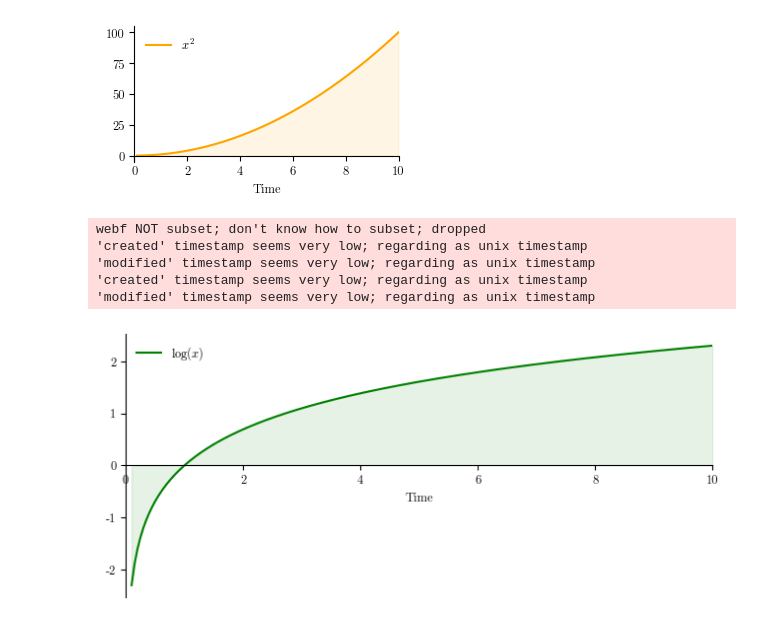
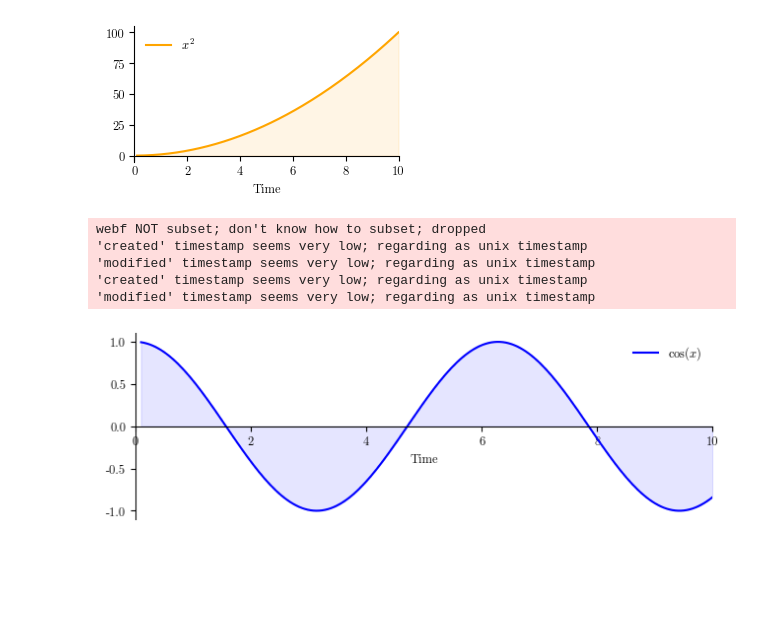
Before and after one commit to leospecks/Thesis-Project, a Jupyter notebook: 5_notebooks/00_scrathpad.ipynb, the cells around one changed output. Drawn from its saved outputs; the diff is of its cells as text; code cells hidden in the pictures; blank space fills up the shorter version.

```diff
--- a/5_notebooks/00_scrathpad.ipynb
+++ b/5_notebooks/00_scrathpad.ipynb
@@ -202,44 +170,44 @@ webf NOT subset; don't know how to subset; dropped
 [figure]
 # %%
 x = np.linspace(0.1, 10, 200)
-y = np.log(x)
+y = np.cos(x)
 
 cm = 1 / 2.54
 
-fig, ax = plt.subplots(figsize=(16 * cm, 7 * cm), layout="constrained")
+fig, ax = plt.subplots(figsize=(16 * cm, 5 * cm), layout="constrained")
 
-ax.plot(x, y, color="green", label=r"$\log(x)$")
-ax.fill_between(x, y, 0, color="green", alpha=0.1)
+ax.plot(x, y, color="blue", label=r"$\cos(x)$")
+ax.fill_between(x, y, 0, color="blue", alpha=0.1)
 
 ax.set_xlabel(r"Time")
 #ax.set_ylabel(r"Units")
 ax.legend(frameon=False)
 ax.grid(False)
 
 # Put axes through zero
 ax.spines["left"].set_position(("data", 0))    # y-axis at x = 0
 ax.spines["bottom"].set_position(("data", 0))  # x-axis at y = 0
 
 # Remove top/right borders
 ax.spines["top"].set_visible(False)
 ax.spines["right"].set_visible(False)
 
 # Keep ticks on the moved axes
 ax.xaxis.set_ticks_position("bottom")
 ax.yaxis.set_ticks_position("left")
 
 # Make sure x = 0 is visible
 ax.set_xlim(0, 10)
 
 fig.savefig(
     "../1_latex/1.5_figures/test figures/my_plot_long.pdf"
 )
 
 plt.show()
 # %% [output]
 webf NOT subset; don't know how to subset; dropped
 'created' timestamp seems very low; regarding as unix timestamp
 'modified' timestamp seems very low; regarding as unix timestamp
 'created' timestamp seems very low; regarding as unix timestamp
 'modified' timestamp seems very low; regarding as unix timestamp
-[figure, old version]
+[figure, new version]
```
Also changed, not shown: parts of 1 cell of this notebook, 21 other files.
